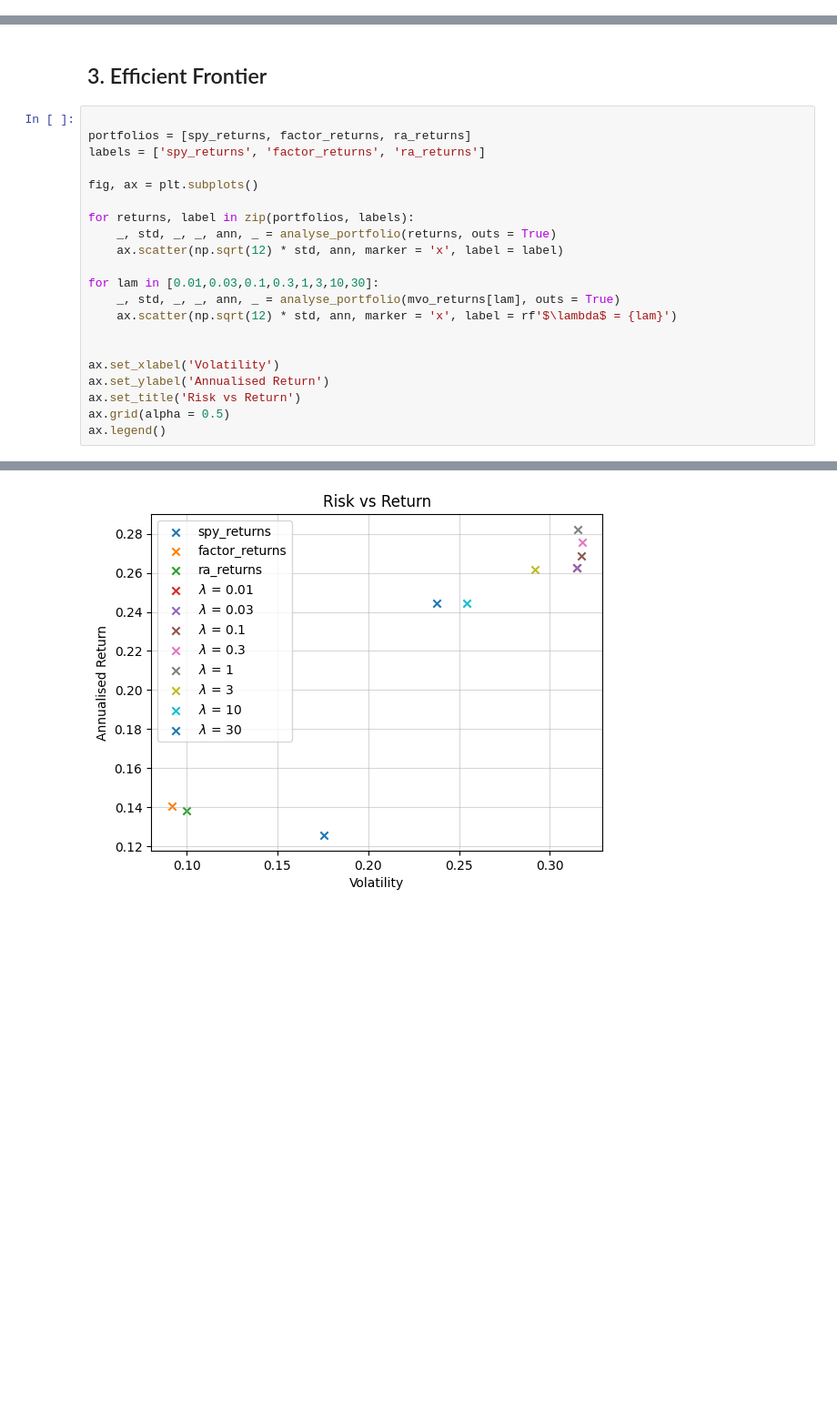
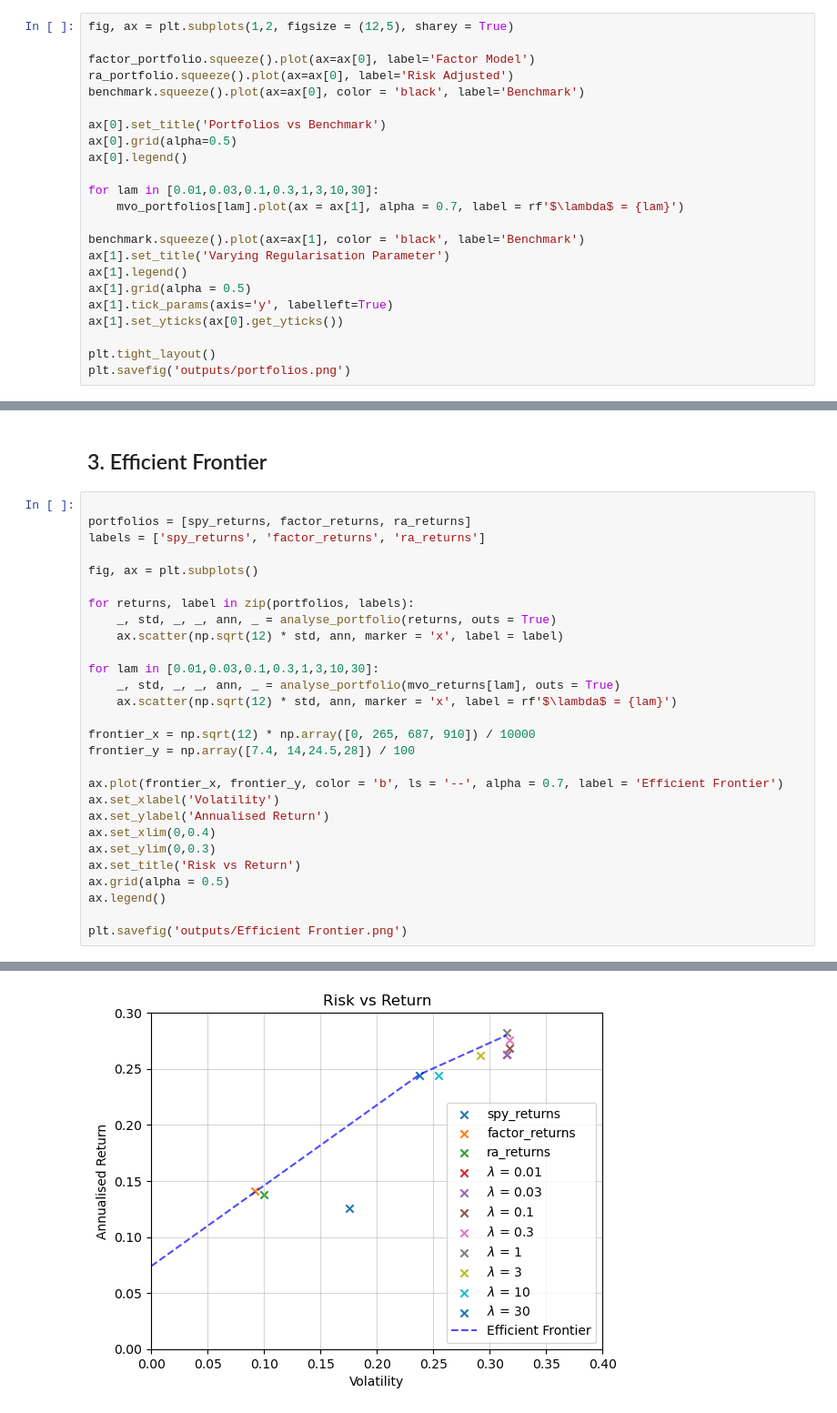
Before and after one commit to gy623/Cross-Sectional-Factor-Model-of-Asset-Returns, a Jupyter notebook: Portfolio Evaluation.ipynb, the cells around one changed output, grey strips where cells are left out. Shown at 91% size. Cells and saved outputs as stored; diff of their text form; blank space fills up the shorter version.

```diff
--- a/Portfolio Evaluation.ipynb
+++ b/Portfolio Evaluation.ipynb
@@ -49,0 +52,23 @@ ax.grid(alpha = 0.5)
+# %%
+fig, ax = plt.subplots(1,2, figsize = (12,5), sharey = True)
+
+factor_portfolio.squeeze().plot(ax=ax[0], label='Factor Model')
+ra_portfolio.squeeze().plot(ax=ax[0], label='Risk Adjusted')
+benchmark.squeeze().plot(ax=ax[0], color = 'black', label='Benchmark')
+
+ax[0].set_title('Portfolios vs Benchmark')
+ax[0].grid(alpha=0.5)
+ax[0].legend()
+
+for lam in [0.01,0.03,0.1,0.3,1,3,10,30]:
+    mvo_portfolios[lam].plot(ax = ax[1], alpha = 0.7, label = rf'$\lambda$ = {lam}')
+
+benchmark.squeeze().plot(ax=ax[1], color = 'black', label='Benchmark')
+ax[1].set_title('Varying Regularisation Parameter')
+ax[1].legend()
+ax[1].grid(alpha = 0.5)
+ax[1].tick_params(axis='y', labelleft=True)
+ax[1].set_yticks(ax[0].get_yticks())
+
+plt.tight_layout()
+plt.savefig('outputs/portfolios.png')
@@ -93,10 +150,17 @@ for lam in [0.01,0.03,0.1,0.3,1,3,10,30]:
     _, std, _, _, ann, _ = analyse_portfolio(mvo_returns[lam], outs = True)
     ax.scatter(np.sqrt(12) * std, ann, marker = 'x', label = rf'$\lambda$ = {lam}')
 
+frontier_x = np.sqrt(12) * np.array([0, 265, 687, 910]) / 10000
+frontier_y = np.array([7.4, 14,24.5,28]) / 100
 
+ax.plot(frontier_x, frontier_y, color = 'b', ls = '--', alpha = 0.7, label = 'Efficient Frontier')
 ax.set_xlabel('Volatility')
 ax.set_ylabel('Annualised Return')
+ax.set_xlim(0,0.4)
+ax.set_ylim(0,0.3)
 ax.set_title('Risk vs Return')
 ax.grid(alpha = 0.5)
 ax.legend()
+
+plt.savefig('outputs/Efficient Frontier.png')
 # %% [output]
@@ -104 +167 @@ ax.legend()
-[figure, old version]
+[figure, new version]
```
Also changed, not shown: parts of 6 cells of this notebook, 7 other files.
